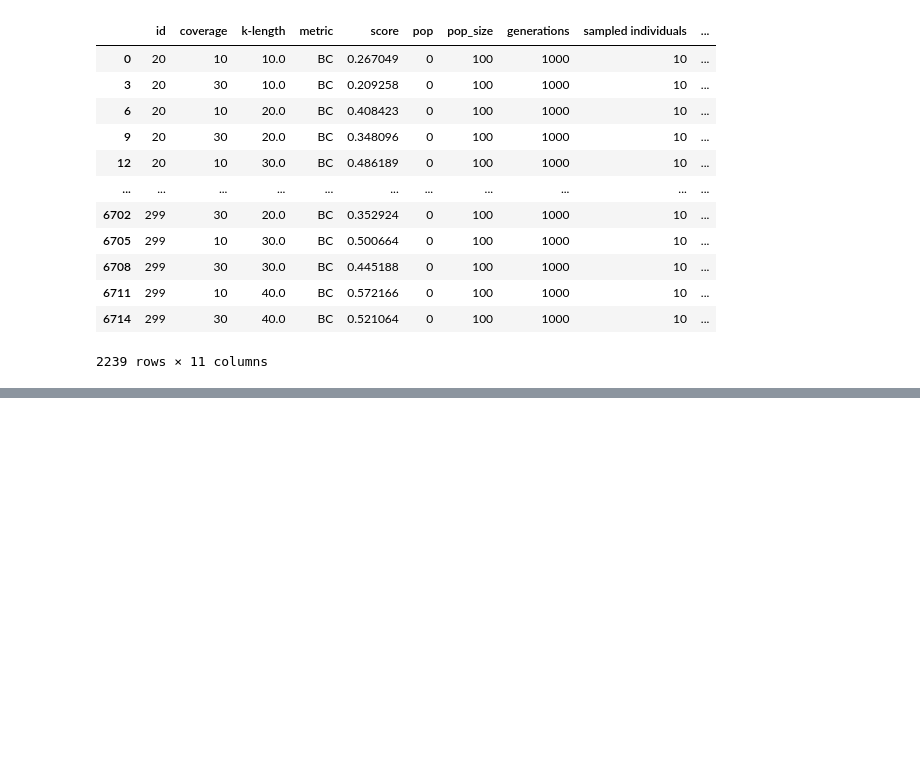
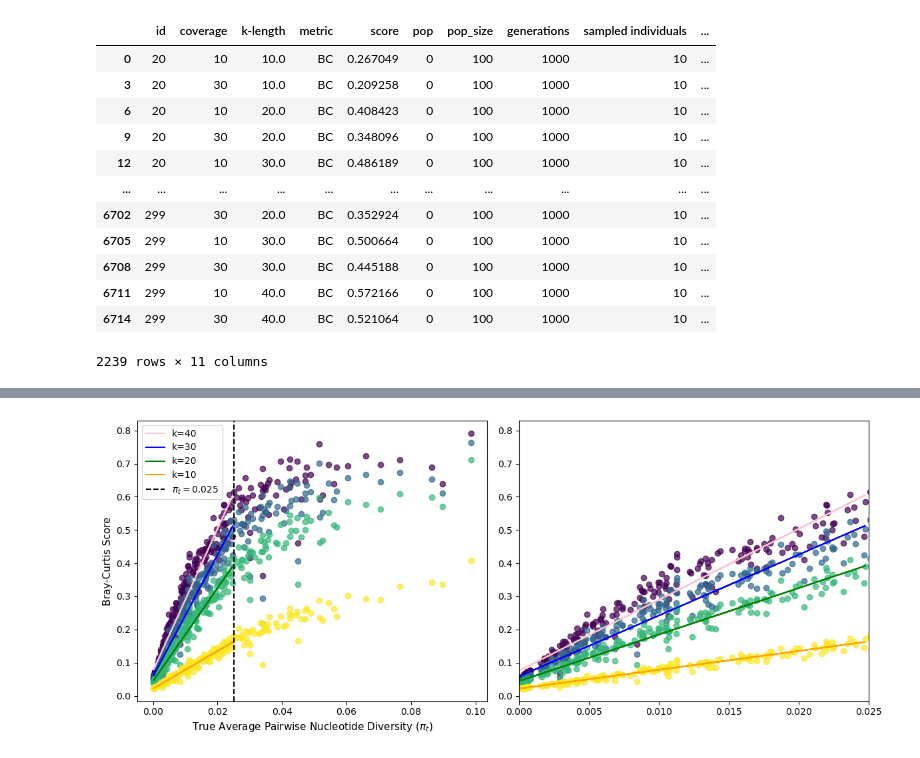
Before and after one commit to rhit-davisoc/KmerThesis, a Jupyter notebook: plots/arabidopsis_analysis.ipynb, the cells around one changed output, grey strips where cells are left out. Drawn from its saved outputs; the diff is of its cells as text; code cells hidden in the pictures; blank space fills up the shorter version.

```diff
--- a/plots/arabidopsis_analysis.ipynb
+++ b/plots/arabidopsis_analysis.ipynb
@@ -123,0 +160,88 @@ plt.show()
+# %%
+ADJUSTED=False
+plot_df = BF[BF["coverage"]==30]
+
+fig, axs = plt.subplots(1, 2, figsize=(12, 5))
+
+color_1 = ["Pink","Blue","Green","Orange"]
+kmers = {40: 'orange', 30: 'green',  20: 'blue', 10: 'purple'}
+viridis_colors = plt.cm.viridis(np.linspace(0, 1, len(kmers)))
+
+for i, (k, co) in enumerate(kmers.items()):
+    kmer_data = plot_df[plot_df['k-length']== k]
+
+    axs[0].scatter(kmer_data["average pi"],kmer_data["score"],color=viridis_colors[i],label=None,alpha=0.7)
+
+    x = np.array(kmer_data['average pi']).reshape(-1, 1)
+    sub_df2 = kmer_data[kmer_data["average pi"]<=.025]
+
+    X = np.array(sub_df2['average pi']).reshape(-1, 1)
+    y = np.array(sub_df2['score'])
+    reg = LinearRegression().fit(X, y)
+
+    axs[0].plot(X, reg.predict(X), color=color_1[i],label="k=" + str(k))
+
+if(not ADJUSTED):
+    axs[0].axvline(x=0.025, linestyle='--', color='black',label=r'$\pi_{t} = 0.025$')
+
+# axs[0].set_title("Bray-Curtis Score with 30x Coverage")
+axs[0].set_ylabel("Bray-Curtis Score", fontsize=11, color="black")
+axs[0].set_xlabel(r"True Average Pairwise Nucleotide Diversity ($\pi_t$)", fontsize=11,color='black')
+
+if(ADJUSTED):
+    axs[0].set_xlim(0,0.025)
+else:
+    axs[0].legend()
+
+# Second plot
+ADJUSTED=True
+# num_kmers = 4
+
+# k=[10,20,30,40]
+
+# print("")
+
+# viridis_colors = plt.cm.viridis(np.linspace(0, 1, num_kmers))
+# color_1 = ["purple","blue","green","orange"]
+
+for i, (k, co) in enumerate(kmers.items()):
+    kmer_data = plot_df[plot_df['k-length']== k]
+
+    axs[1].scatter(kmer_data["average pi"],kmer_data["score"],color=viridis_colors[i],label=None,alpha=0.7)
+
+    x = np.array(kmer_data['average pi']).reshape(-1, 1)
+    sub_df2 = kmer_data[kmer_data["average pi"]<=.025]
+
+    X = np.array(sub_df2['average pi']).reshape(-1, 1)
+    y = np.array(sub_df2['score'])
+    reg = LinearRegression().fit(X, y)
+
+    axs[1].plot(X, reg.predict(X), color=color_1[i],label="k=" + str(k))
+    print("30x Cov, " + str(k) + "-mer: R^2: " + str(r2_score(y,reg.predict(X))))
+
+if(not ADJUSTED):
+    axs[1].axvline(x=0.025, linestyle='--', color='black',label=r'$\pi_{t} = 0.025$')
+
+# axs[1].set_title("Bray-Curtis Score with 30x Coverage (Adjusted)")
+# axs[1].set_ylabel("Bray-Curtis Score", fontsize=11, color="black")
+# axs[1].set_xlabel("True Average Pairwise Nucleotide Diversity", fontsize=11,color='black')
+
+if(ADJUSTED):
+    axs[1].set_xlim(0,0.025)
+else:
+    axs[1].legend()
+
+if(not ADJUSTED):
+    axs[1].axvline(x=0.025, linestyle='--', color='black',label=r'$\pi_{t} = 0.025$')
+
+# axs[0].set_title("Bray-Curtis Score with 30x Coverage")
+# axs[0].set_ylabel("Bray-Curtis Score", fontsize=11, color="black")
+# axs[0].set_xlabel(r"True Average Pairwise Nucleotide Diversity ($\pi_t$)", fontsize=11,color='black')
+
+# fig.tight_layout()
+# fig.savefig("../figures/BrayCurtis30x.eps",format='eps',dpi=350)
+
+fig.tight_layout()
+plt.show()
+fig.savefig("../figures/bray_curtis_30x.eps",format='eps',dpi=350)
+# %% [output]
@@ -123,0 +252 @@ plt.show()
+[figure, added]
```
Also changed, not shown: parts of 18 cells of this notebook, 11 other files.
